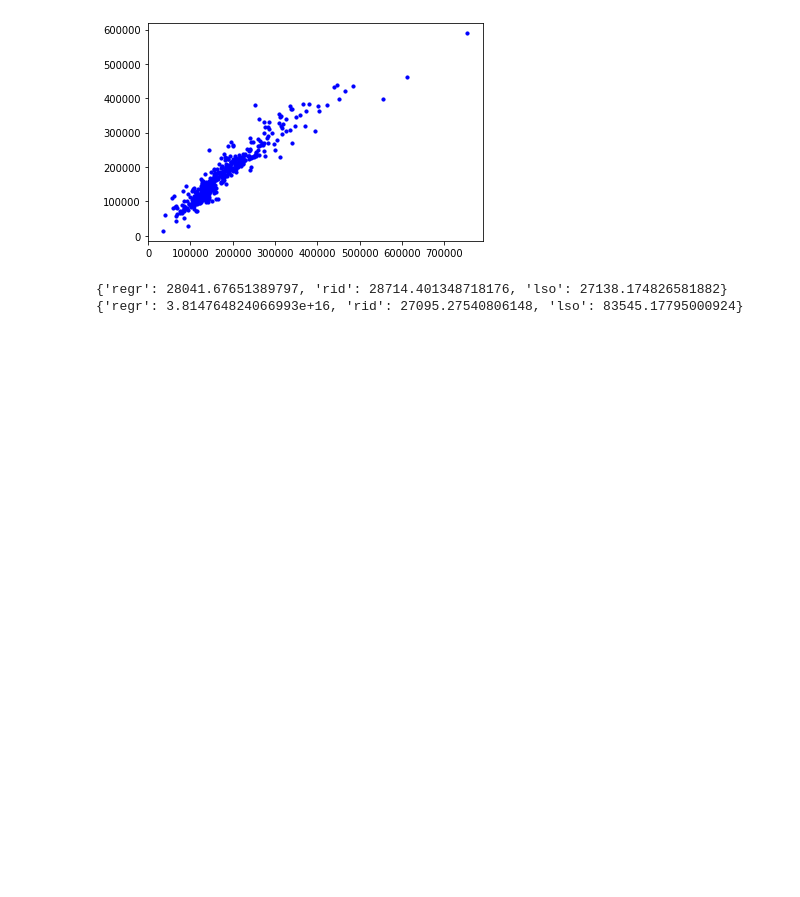
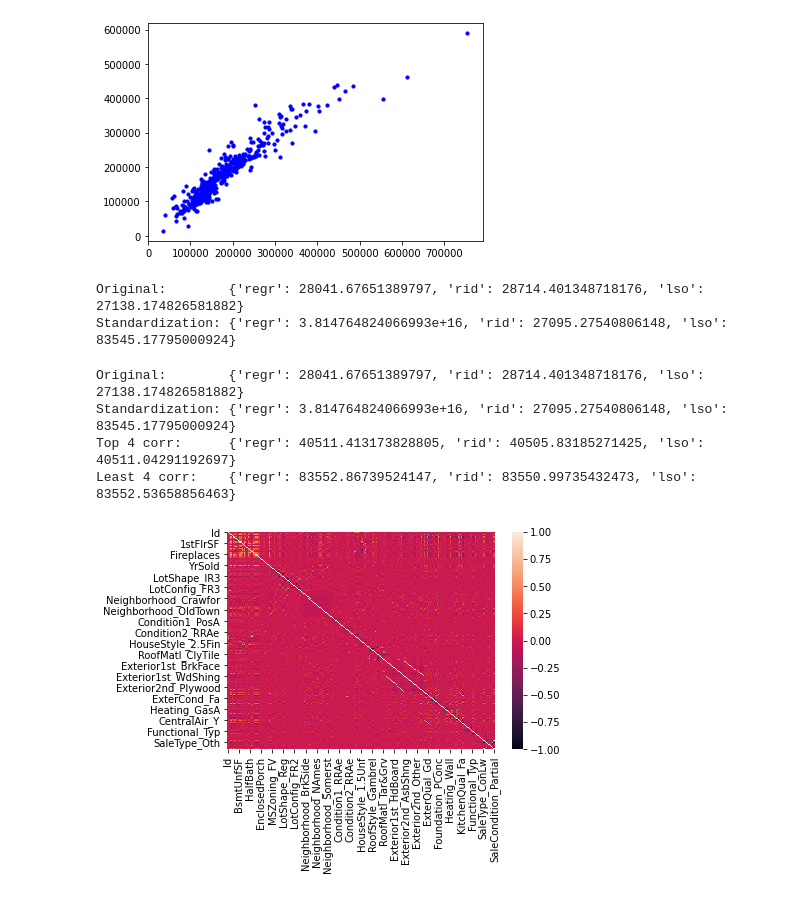
Before and after one commit to heisenberg0424/NSYSU_CSE_2020, a Jupyter notebook: ML/HW4/B075040041_第十一組_HW4.ipynb, the cells around one changed output. Drawn from its saved outputs; the diff is of its cells as text; code cells hidden in the pictures; blank space fills up the shorter version.

```diff
--- a/ML/HW4/B075040041_第十一組_HW4.ipynb
+++ b/ML/HW4/B075040041_第十一組_HW4.ipynb
@@ -82,8 +98,60 @@ std_rid_MSE=mean_squared_error(y_test, std_y_pred_rid,squared=False)
 std_regr_MSE=mean_squared_error(y_test, std_y_pred_regr,squared=False)
 std_lso_MSE=mean_squared_error(y_test, std_y_pred_lso,squared=False)
 std_MSE={'regr':std_regr_MSE,'rid':std_rid_MSE,'lso':std_lso_MSE}
-print(MSE)
-print(std_MSE)
+print('Original:       ',MSE)
+print('Standardization:',std_MSE)
 # %% [output]
-{'regr': 28041.67651389797, 'rid': 28714.401348718176, 'lso': 27138.174826581882}
-{'regr': 3.814764824066993e+16, 'rid': 27095.27540806148, 'lso': 83545.17795000924}
+Original:        {'regr': 28041.67651389797, 'rid': 28714.401348718176, 'lso': 27138.174826581882}
+Standardization: {'regr': 3.814764824066993e+16, 'rid': 27095.27540806148, 'lso': 83545.17795000924}
+# %%
+corr_data=rawdata.corr()
+sns.heatmap(corr_data)
+corr_data=abs(corr_data)
+corr_data=corr_data['SalePrice'].sort_values(ascending=False)
+top4=corr_data[1:5]
+end4=corr_data[-4:]
+#print(end4)
+#print(corr_data)
+top4_X_train=X_train[top4.index]
+top4_X_test=X_test[top4.index]
+
+regr.fit(top4_X_train,y_train)
+rid.fit(top4_X_train,y_train)
+lso.fit(top4_X_train,y_train)
+
+top4_y_pred_regr=regr.predict(top4_X_test)
+top4_y_pred_rid=rid.predict(top4_X_test)
+top4_y_pred_lso=lso.predict(top4_X_test)
+
+
+rid_MSE=mean_squared_error(y_test, top4_y_pred_rid,squared=False)
+regr_MSE=mean_squared_error(y_test, top4_y_pred_regr,squared=False)
+lso_MSE=mean_squared_error(y_test, top4_y_pred_lso,squared=False)
+top4_MSE={'regr':regr_MSE,'rid':rid_MSE,'lso':lso_MSE}
+
+end4_X_train=X_train[end4.index]
+end4_X_test=X_test[end4.index]
+
+regr.fit(end4_X_train,y_train)
+rid.fit(end4_X_train,y_train)
+lso.fit(end4_X_train,y_train)
+
+end4_y_pred_regr=regr.predict(end4_X_test)
+end4_y_pred_rid=rid.predict(end4_X_test)
+end4_y_pred_lso=lso.predict(end4_X_test)
+
+
+rid_MSE=mean_squared_error(y_test, end4_y_pred_rid,squared=False)
+regr_MSE=mean_squared_error(y_test, end4_y_pred_regr,squared=False)
+lso_MSE=mean_squared_error(y_test, end4_y_pred_lso,squared=False)
+end4_MSE={'regr':regr_MSE,'rid':rid_MSE,'lso':lso_MSE}
+print('Original:       ',MSE)
+print('Standardization:',std_MSE)
+print('Top 4 corr:     ',top4_MSE)
+print('Least 4 corr:   ',end4_MSE)
+# %% [output]
+Original:        {'regr': 28041.67651389797, 'rid': 28714.401348718176, 'lso': 27138.174826581882}
+Standardization: {'regr': 3.814764824066993e+16, 'rid': 27095.27540806148, 'lso': 83545.17795000924}
+Top 4 corr:      {'regr': 40511.413173828805, 'rid': 40505.83185271425, 'lso': 40511.04291192697}
+Least 4 corr:    {'regr': 83552.86739524147, 'rid': 83550.99735432473, 'lso': 83552.53658856463}
+[figure, added]
```
Also changed, not shown: parts of 3 cells of this notebook, 7 other files.
